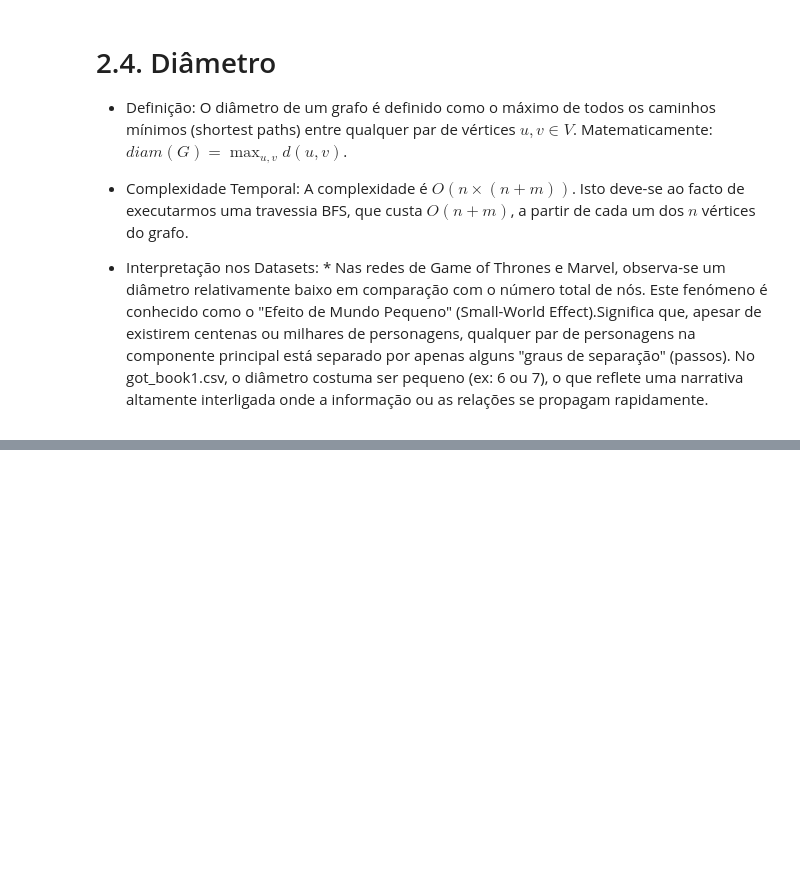
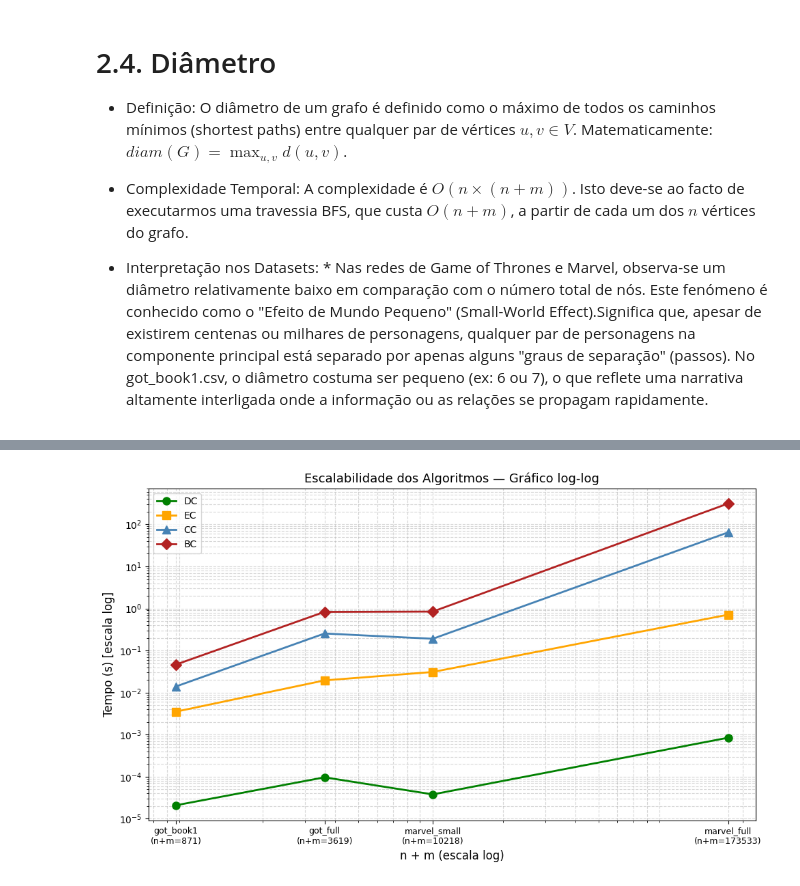
Before and after one commit to franciscoap-silva/mini_trabalho_daa, a Jupyter notebook: mini_trabalho_daa.ipynb, the cells around one changed output, grey strips where cells are left out. Drawn from its saved outputs; the diff is of its cells as text; code cells hidden in the pictures; blank space fills up the shorter version.

```diff
--- a/mini_trabalho_daa.ipynb
+++ b/mini_trabalho_daa.ipynb
@@ -527,0 +1116,78 @@ Esta estrutura é extremamente eficiente para os datasets em estudo (Game of Thr
+# %%
+# === Secção 4.1 – Escalabilidade dos Algoritmos ===
+import time
+
+DATASETS = [
+    ('got_book1.csv',    'got_book1',    graph_book1),
+    ('got_full.csv',     'got_full',     graph_full),
+    ('marvel_small.csv', 'marvel_small', Graph.from_csv('marvel_small.csv')),
+    ('marvel_full.csv',  'marvel_full',  graph_marvel_full),
+]
+
+REPS = 5   # mediana de 5 repetições (datasets pequenos); 1 para marvel_full
+
+timing = {}  # {label: {'n+m', 'n', 'k', 'DC', 'EC', 'CC', 'BC'}}
+
+def measure(fn, reps):
+    """Executa fn `reps` vezes e devolve a mediana dos tempos."""
+    ts = []
+    for _ in range(reps):
+        t0 = time.perf_counter()
+        fn()
+        ts.append(time.perf_counter() - t0)
+    ts.sort()
+    return ts[reps // 2]
+
+for fname, label, g in DATASETS:
+    a = CentralityAnalyzer(g)
+    nm = g.order() + g.size()
+    reps = 1 if label == 'marvel_full' else REPS
+    timing[label] = {'n+m': nm, 'n': g.order(), 'k': None}
+
+    # DC – O(n)
+    timing[label]['DC'] = measure(a.degree_centrality, reps)
+
+    # EC – O(k*(n+m))
+    timing[label]['EC'] = measure(lambda: a.eigenvector_centrality(), reps)
+    _, timing[label]['k'] = a.eigenvector_centrality()
+
+    # CC – O(n*(n+m))
+    if label == 'marvel_full':
+        print(f"{label}: DC e EC medidos. A medir CC (pode demorar alguns minutos)...")
+    timing[label]['CC'] = measure(a.closeness_centrality, reps)
+
+    # BC – O(n*(n+m))
+    if label == 'marvel_full':
+        print(f"{label}: CC medido ({timing[label]['CC']:.1f}s). A medir BC (pode demorar vários minutos)...")
+    timing[label]['BC'] = measure(a.betweenness_centrality, reps)
+
+    print(f"{label} (n+m={nm}): DC={timing[label]['DC']:.5f}s | EC={timing[label]['EC']:.4f}s | "
+          f"CC={timing[label]['CC']:.3f}s | BC={timing[label]['BC']:.2f}s")
+
+# ---- Gráfico log-log ----
+labels_order = ['got_book1', 'got_full', 'marvel_small', 'marvel_full']
+nm_vals = [timing[l]['n+m'] for l in labels_order]
+
+fig, ax = plt.subplots(figsize=(10, 6))
+for algo, color, marker in [
+    ('DC', 'green',     'o'),
+    ('EC', 'orange',    's'),
+    ('CC', 'steelblue', '^'),
+    ('BC', 'firebrick', 'D'),
+]:
+    ys = [timing[l][algo] for l in labels_order]
+    ax.loglog(nm_vals, ys, color=color, marker=marker,
+              label=algo, linewidth=2, markersize=8)
+
+xlabels = [f"{l}\n(n+m={nm})" for l, nm in zip(labels_order, nm_vals)]
+ax.set_xticks(nm_vals)
+ax.set_xticklabels(xlabels, fontsize=9)
+ax.set_xlabel("n + m (escala log)", fontsize=12)
+ax.set_ylabel("Tempo (s) [escala log]", fontsize=12)
+ax.set_title("Escalabilidade dos Algoritmos — Gráfico log-log", fontsize=13)
+ax.legend(fontsize=10)
+ax.grid(True, which='both', linestyle='--', alpha=0.5)
+plt.tight_layout()
+plt.savefig('fig_scalability_loglog.png', dpi=100)
+plt.show()
+# %% [output]
@@ -527,0 +1200 @@ Esta estrutura é extremamente eficiente para os datasets em estudo (Game of Thr
+[figure, added]
```
Also changed, not shown: parts of 38 cells of this notebook, 5 other files.
